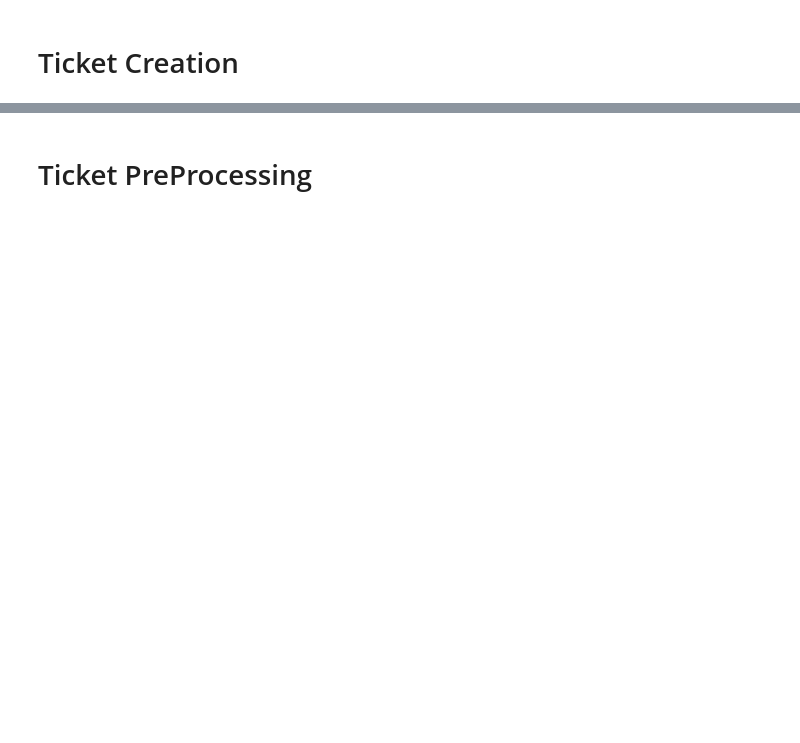
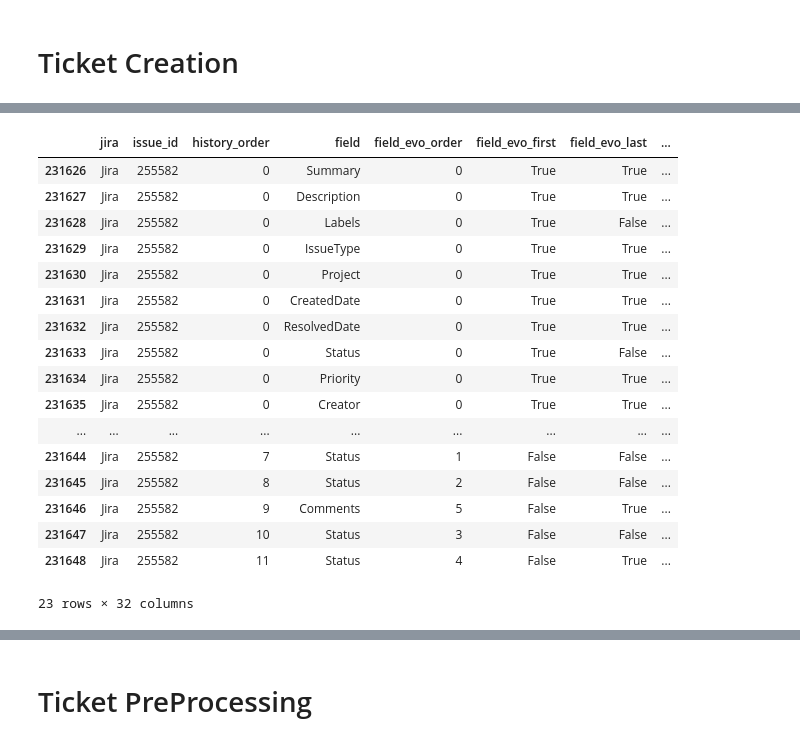
Before and after one commit to Piet777/master-thesis, a Jupyter notebook: _dataSearch.ipynb, the cells around one changed output, grey strips where cells are left out. Drawn from its saved outputs; the diff is of its cells as text; code cells hidden in the pictures; blank space fills up the shorter version.

```diff
--- a/_dataSearch.ipynb
+++ b/_dataSearch.ipynb
@@ -154,11 +176,30 @@ evo_df = PICKLE_LIB.pickle_load("./jiraEvolutions/load_evolution_dataframe(jiras
 # %%
 # tickets = evo_df[evo_df["jira"]== JIRA]
 # bugReports = tickets[tickets["data_to"].isin(mappedTypes)]
 # sample_id = bugReports['issue_id'].values[3]
-sample_id = tickets[12]['id']
+sample_id = tickets[7]['id']
 samples = evo_df[evo_df["issue_id"] == sample_id]
 sample = samples[samples["jira"]== JIRA]
 sample
+# %% [output]
+|  | jira | issue_id | history_order | field | field_evo_order | field_evo_first | field_evo_last | ... |
+| 231626 | Jira | 255582 | 0 | Summary | 0 | True | True | ... |
+| 231627 | Jira | 255582 | 0 | Description | 0 | True | True | ... |
+| 231628 | Jira | 255582 | 0 | Labels | 0 | True | False | ... |
+| 231629 | Jira | 255582 | 0 | IssueType | 0 | True | True | ... |
+| 231630 | Jira | 255582 | 0 | Project | 0 | True | True | ... |
+| 231631 | Jira | 255582 | 0 | CreatedDate | 0 | True | True | ... |
+| 231632 | Jira | 255582 | 0 | ResolvedDate | 0 | True | True | ... |
+| 231633 | Jira | 255582 | 0 | Status | 0 | True | False | ... |
+| 231634 | Jira | 255582 | 0 | Priority | 0 | True | True | ... |
+| 231635 | Jira | 255582 | 0 | Creator | 0 | True | True | ... |
+| ... | ... | ... | ... | ... | ... | ... | ... | ... |
+| 231644 | Jira | 255582 | 7 | Status | 1 | False | False | ... |
+| 231645 | Jira | 255582 | 8 | Status | 2 | False | False | ... |
+| 231646 | Jira | 255582 | 9 | Comments | 5 | False | True | ... |
+| 231647 | Jira | 255582 | 10 | Status | 3 | False | False | ... |
+| 231648 | Jira | 255582 | 11 | Status | 4 | False | True | ... |
+23 rows × 32 columns
 # %%
 evolutionStep = 0
 ticket = helper.createTicket(sample, evolutionStep)
```
Also changed, not shown: parts of 6 cells of this notebook, 11 other files.
